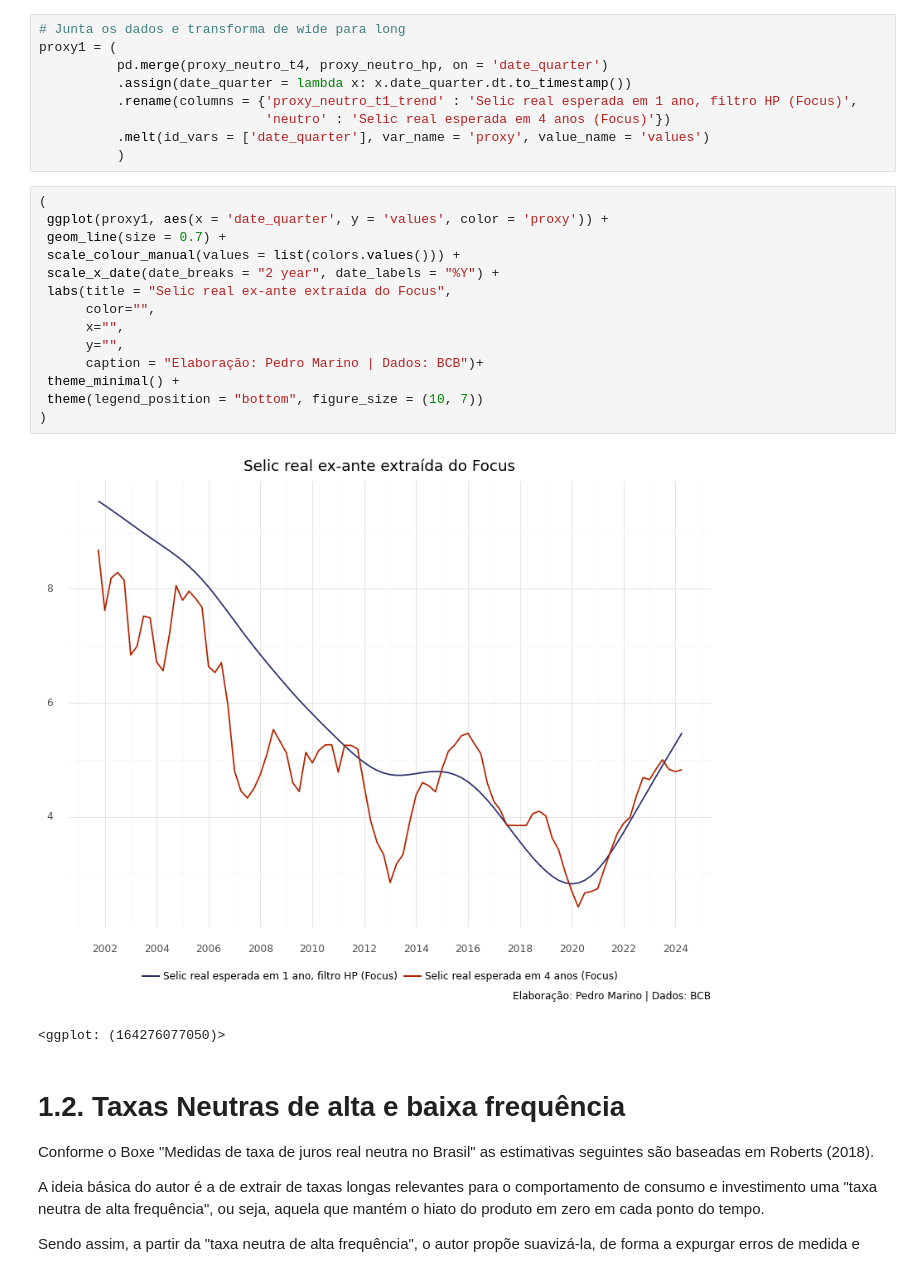
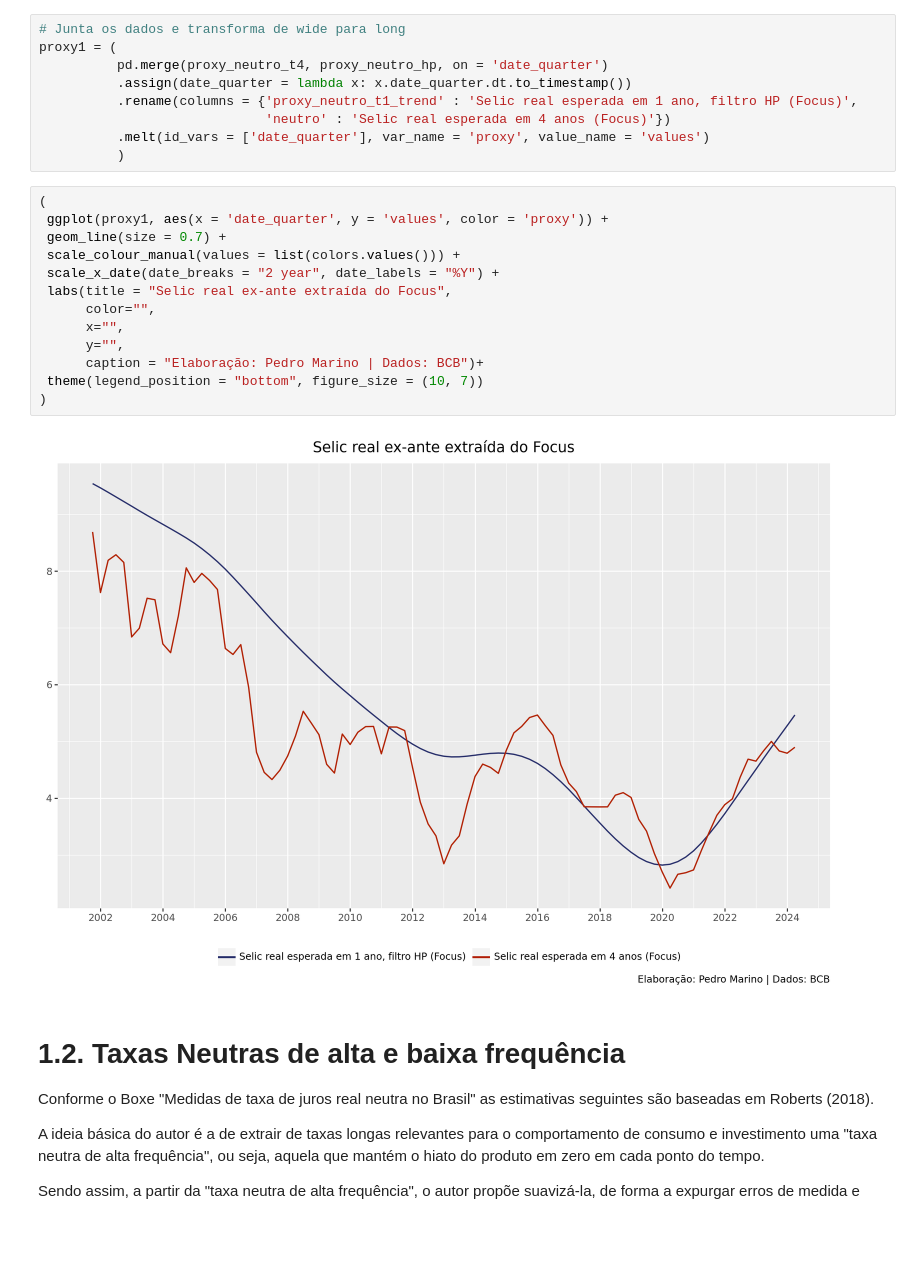
Before and after one commit to pedroxmarino/juros_neutro_completo, a Jupyter notebook: juro_neutro.ipynb, the cells around one changed output. Cells and saved outputs as stored; diff of their text form; blank space fills up the shorter version.

```diff
--- a/juro_neutro.ipynb
+++ b/juro_neutro.ipynb
@@ -389,20 +394,18 @@ proxy1 = (
 # %%
 (
  ggplot(proxy1, aes(x = 'date_quarter', y = 'values', color = 'proxy')) +
  geom_line(size = 0.7) +
  scale_colour_manual(values = list(colors.values())) +
  scale_x_date(date_breaks = "2 year", date_labels = "%Y") +
  labs(title = "Selic real ex-ante extraída do Focus",
       color="",
       x="",
       y="",
       caption = "Elaboração: Pedro Marino | Dados: BCB")+
- theme_minimal() +
  theme(legend_position = "bottom", figure_size = (10, 7))
 )
 # %% [output]
-[figure, old version]
+[figure, new version]
-<ggplot: (164276077050)>
 # %% [markdown]
 # 1.2. Taxas Neutras de alta e baixa frequência
 
```
Also changed, not shown: parts of 20 cells of this notebook.
